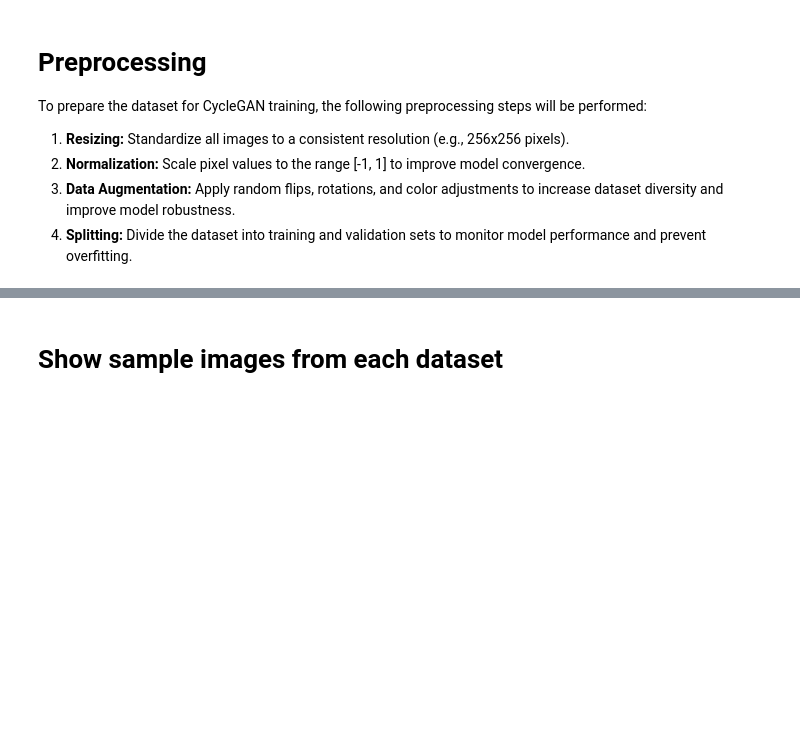
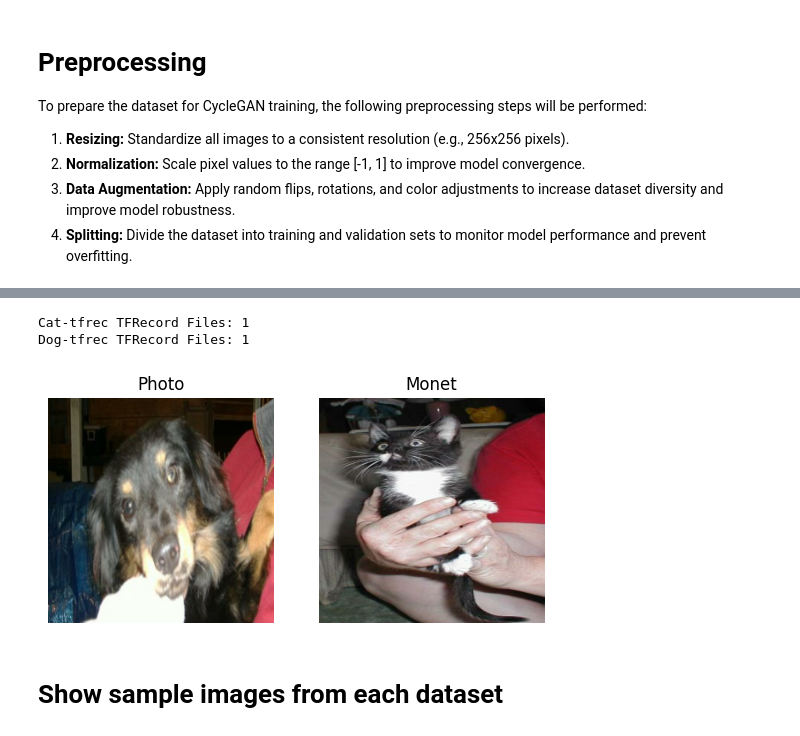
Before and after one commit to davidhwilliams/catdog-image-translation, a Jupyter notebook: catdog-image-translation.ipynb, the cells around one changed output, grey strips where cells are left out. Drawn from its saved outputs; the diff is of its cells as text; code cells hidden in the pictures; blank space fills up the shorter version.

```diff
--- a/catdog-image-translation.ipynb
+++ b/catdog-image-translation.ipynb
@@ -148,3 +116,63 @@ Dog Files: 12499
+# %%
+IMAGE_SIZE = (256, 256)
+
+
+def get_tfrec_files(folder):
+    """Get TFRecord files from a specified folder in the data directory."""
+    files = tf.io.gfile.glob(os.path.join("data", folder, "*.tfrec"))
+    print(f"{folder.capitalize()} TFRecord Files: {len(files)}")
+    return files
+
+
+def process_image(image_bytes):
+    """Decode and preprocess an image from raw bytes."""
+    image = tf.image.decode_jpeg(image_bytes, channels=3)
+    image = tf.image.resize(image, IMAGE_SIZE)
+    image = tf.cast(image, tf.float32) / 127.5 - 1.0
+    return image
+
+
+def parse_record(record):
+    """Parse a single TFRecord example."""
+    features = {
+        "image_name": tf.io.FixedLenFeature([], tf.string),
+        "image": tf.io.FixedLenFeature([], tf.string),
+        "target": tf.io.FixedLenFeature([], tf.string),
+    }
+    parsed = tf.io.parse_single_example(record, features)
+    return process_image(parsed["image"])
+
+
+def build_dataset(files, batch_size=16):
+    """Create a batched dataset from a list of TFRecord files."""
+    ds = tf.data.TFRecordDataset(files)
+    ds = ds.map(parse_record, num_parallel_calls=tf.data.AUTOTUNE)
+    return ds.batch(batch_size, drop_remainder=True)
+
+
+monet_files = get_tfrec_files("cat-tfrec")
+photo_files = get_tfrec_files("dog-tfrec")
+
+monet_ds = build_dataset(monet_files)
+photo_ds = build_dataset(photo_files)
+
+monet_sample = next(iter(monet_ds))[0]
+photo_sample = next(iter(photo_ds))[0]
+
+plt.subplot(121)
+plt.title("Photo")
+plt.axis("off")
+plt.imshow(photo_sample * 0.5 + 0.5)
+
+plt.subplot(122)
+plt.title("Monet")
+plt.axis("off")
+plt.imshow(monet_sample * 0.5 + 0.5)
+plt.show()
+# %% [output]
+Cat-tfrec TFRecord Files: 1
+Dog-tfrec TFRecord Files: 1
+[figure, added]
 # %% [markdown]
 # Show sample images from each dataset
 # %%
```
Also changed, not shown: parts of 23 cells of this notebook.
